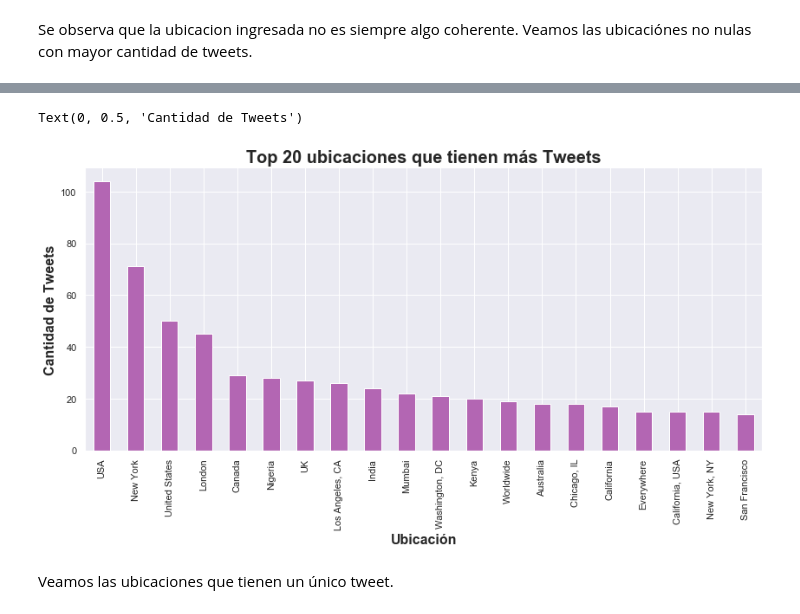
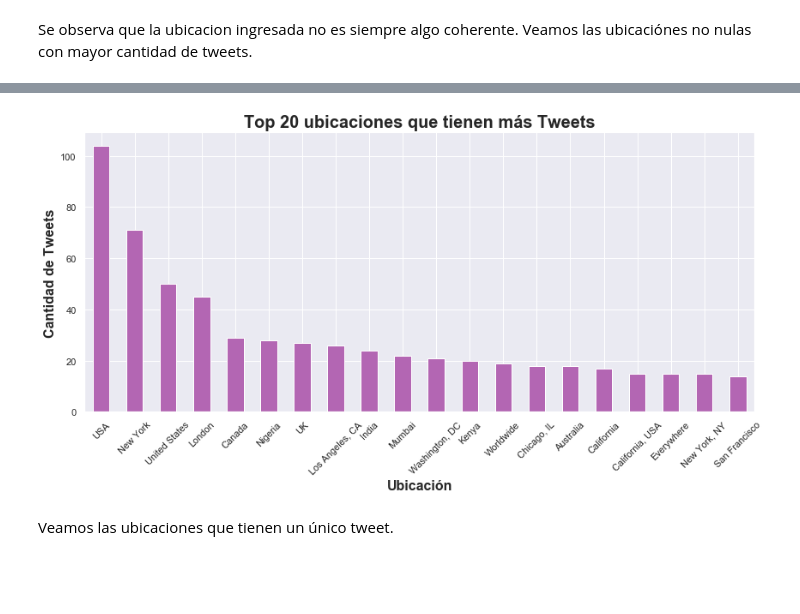
Before and after one commit to alepenaa94/TP1_Real_or_Not, a Jupyter notebook: TP1_Real_or_Not.ipynb, the cells around one changed output, grey strips where cells are left out. Saved outputs shown, nothing was run; the diff lists cells and outputs as text; code cells hidden in the pictures; blank space fills up the shorter version.

```diff
--- a/TP1_Real_or_Not.ipynb
+++ b/TP1_Real_or_Not.ipynb
@@ -173,12 +173,12 @@ Name: location, Length: 3341, dtype: int64
 # %%
 plot = train_df['location'].value_counts()[0:20].plot(kind='bar',figsize=(14,6), color=(0.7,0.4,0.7))
 
 plot.set_title('Top 20 ubicaciones que tienen más Tweets', fontsize=20,weight='bold');
 plot.set_xlabel('Ubicación', fontsize=16,weight='bold')
 plot.set_ylabel('Cantidad de Tweets', fontsize=16,weight='bold')
+plt.xticks(rotation=45);
 # %% [output]
-Text(0, 0.5, 'Cantidad de Tweets')
-[figure, old version]
+[figure, new version]
 # %% [markdown]
 Veamos las ubicaciones que tienen un único tweet.
 # %%
```
Also changed, not shown: parts of 27 cells of this notebook.
